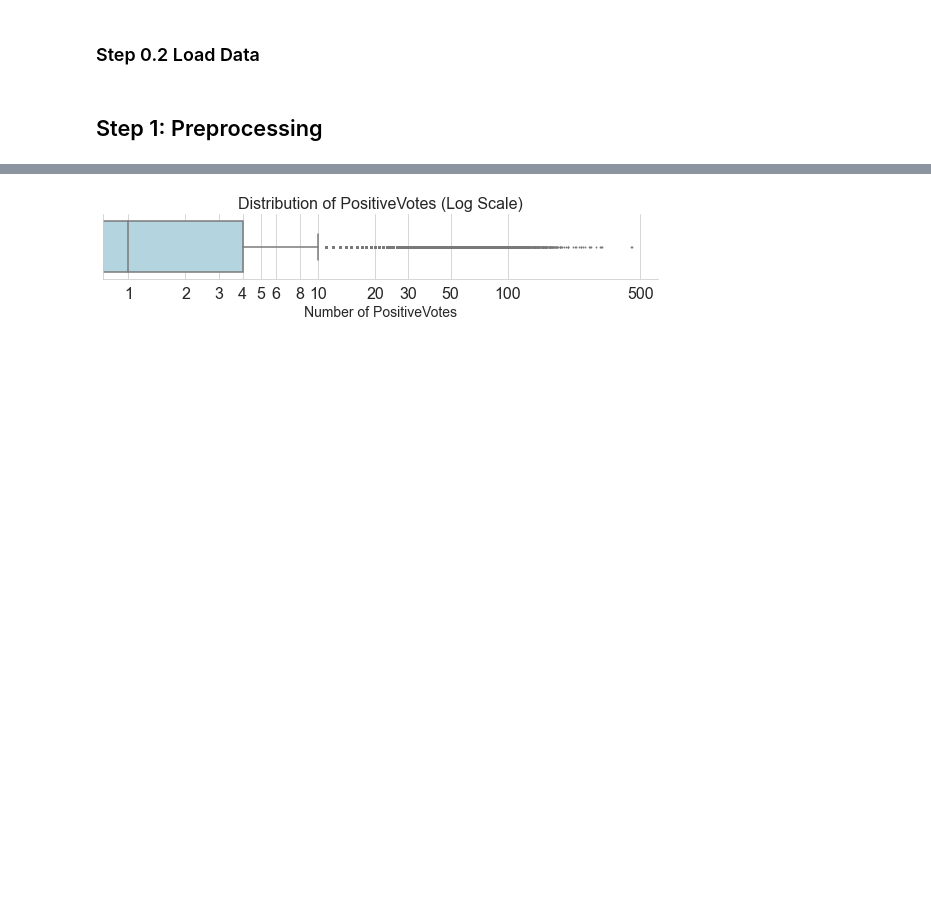
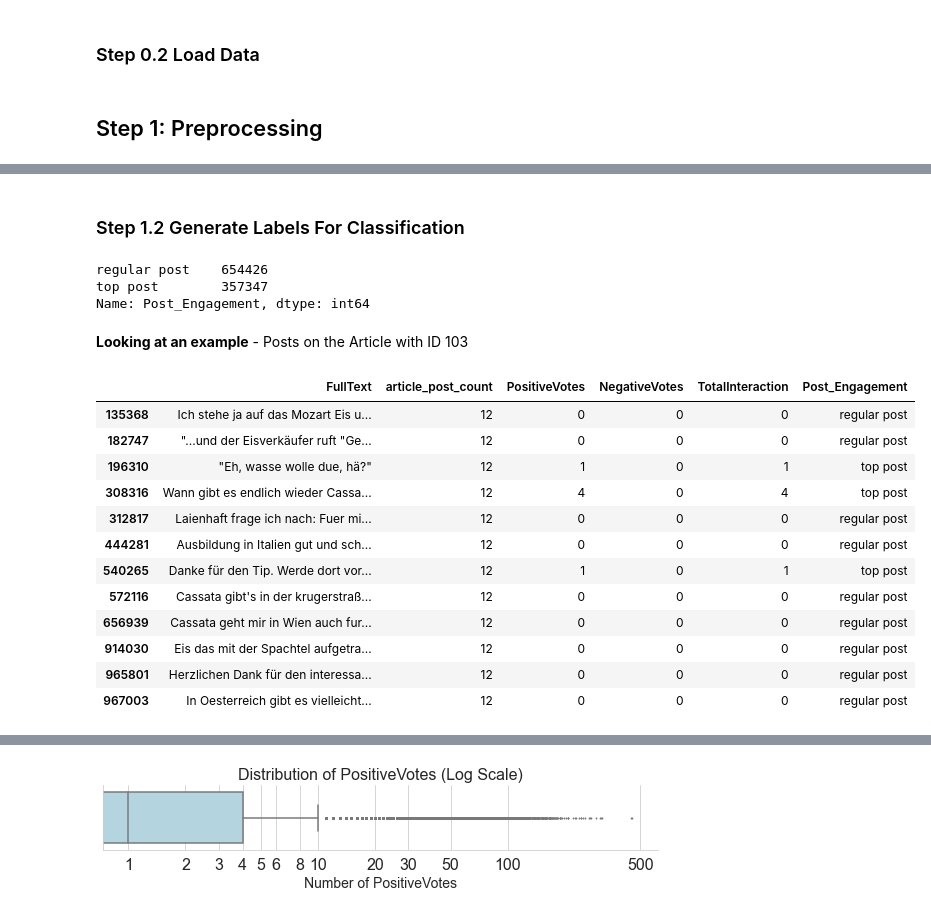
Before and after one commit to dario-x/user-post-popularity-prediction, a Jupyter notebook: main.ipynb, the cells around one changed output, grey strips where cells are left out. Drawn from its saved outputs; the diff is of its cells as text; code cells hidden in the pictures; blank space fills up the shorter version.

```diff
--- a/main.ipynb
+++ b/main.ipynb
@@ -108,3 +193,52 @@ df_merged['Headline'] = df_merged['Headline'].fillna('')
+# %% [markdown]
+###  Step 1.2 Generate Labels For Classification
+# %%
+# Initialize all as 'regular post'
+df_merged['Post_Engagement'] = 'regular post'
+post_counts = df_merged['ID_Article'].value_counts()
+
+# Dictionary to store thresholds for each article with enough posts
+top_thresholds = {}
+
+# Calculate top 40% threshold for articles with more than 10 posts
+for articleid, count in post_counts.items():
+    if count > 10:
+        # Only calculate threshold for articles with 50 or more posts
+        top_thresholds[articleid] = np.percentile(
+            df_merged.loc[df_merged['ID_Article'] == articleid, 'TotalInteraction'],
+            60  # 100 - 40 for the top 40% threshold
+        )
+
+# Apply 'top post' label using precomputed thresholds
+mask_top_post = df_merged['ID_Article'].map(top_thresholds).notnull() & \
+                (df_merged['TotalInteraction'] > df_merged['ID_Article'].map(top_thresholds))
+df_merged.loc[mask_top_post, 'Post_Engagement'] = 'top post'
+
+# Check the resulting split into regular and normal posts
+df_merged['Post_Engagement'].value_counts()
+# %% [output]
+regular post    654426
+top post        357347
+Name: Post_Engagement, dtype: int64
+# %% [markdown]
+**Looking at an example** - Posts on the Article with ID 103
+# %%
+df_merged[df_merged['ID_Article'] == 103][["FullText", "article_post_count",
+                                           "PositiveVotes", "NegativeVotes", "TotalInteraction", "Post_Engagement"]]
+# %% [output]
+|  | FullText | article_post_count | PositiveVotes | NegativeVotes | TotalInteraction | Post_Engagement |
+| 135368 | Ich stehe ja auf das Mozart Eis u... | 12 | 0 | 0 | 0 | regular post |
+| 182747 | "...und der Eisverkäufer ruft "Ge... | 12 | 0 | 0 | 0 | regular post |
+| 196310 | "Eh, wasse wolle due, hä?" | 12 | 1 | 0 | 1 | top post |
+| 308316 | Wann gibt es endlich wieder Cassa... | 12 | 4 | 0 | 4 | top post |
+| 312817 | Laienhaft frage ich nach: Fuer mi... | 12 | 0 | 0 | 0 | regular post |
+| 444281 | Ausbildung in Italien gut und sch... | 12 | 0 | 0 | 0 | regular post |
+| 540265 | Danke für den Tip. Werde dort vor... | 12 | 1 | 0 | 1 | top post |
+| 572116 | Cassata gibt's in der krugerstraß... | 12 | 0 | 0 | 0 | regular post |
+| 656939 | Cassata geht mir in Wien auch fur... | 12 | 0 | 0 | 0 | regular post |
+| 914030 | Eis das mit der Spachtel aufgetra... | 12 | 0 | 0 | 0 | regular post |
+| 965801 | Herzlichen Dank für den interessa... | 12 | 0 | 0 | 0 | regular post |
+| 967003 | In Oesterreich gibt es vielleicht... | 12 | 0 | 0 | 0 | regular post |
 # %% [markdown]
 ## Step 2: Explorative Data Analysis
 
```
Also changed, not shown: parts of 30 cells of this notebook.
